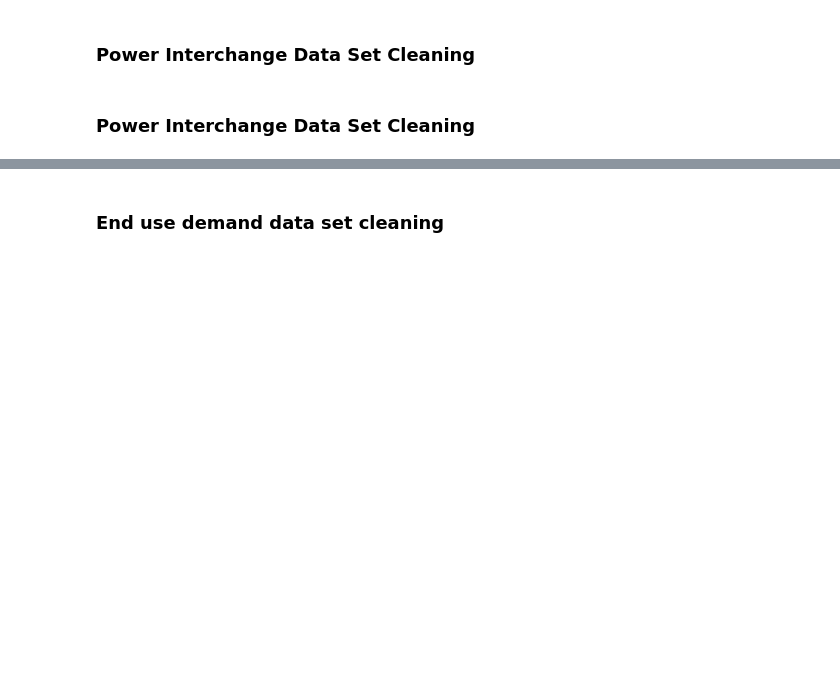
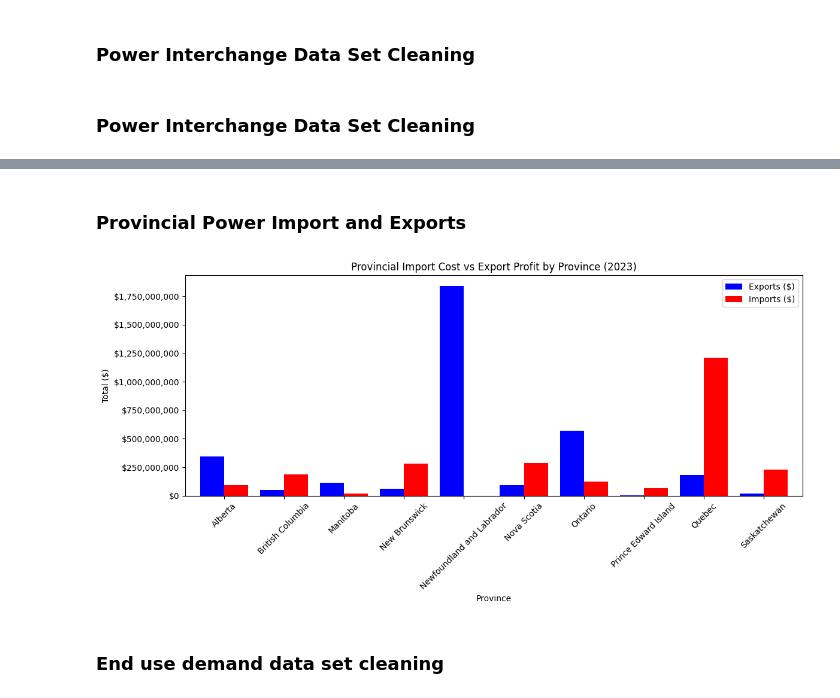
Before and after one commit to wross9959/Canada_Energy_Project, a Jupyter notebook: notebooks/energy_analysis.ipynb, the cells around one changed output, grey strips where cells are left out. Cells and saved outputs as stored; diff of their text form; code cells hidden in the pictures; blank space fills up the shorter version.

```diff
--- a/notebooks/energy_analysis.ipynb
+++ b/notebooks/energy_analysis.ipynb
@@ -332,3 +469,50 @@ interchange_clean
+# %% [markdown]
+### Provincial Power Import and Exports
+# %%
+def get_total_provincal_totals(df, year=2025, filter_import_export="Interprovincial Out-Flows"):
+
+    total_exports = df[df["Year"] == year].copy()
+    total_exports = total_exports[total_exports["Energy_Type"] == filter_import_export]
+    total_exports = total_exports.groupby("Province", as_index=False).agg({"GWh": "sum"})
+    return total_exports.rename(columns={"GWh": filter_import_export})
+
+
+# Provincial stuff
+provincial_exports = get_total_provincal_totals(interchange_clean, year=year_filter, filter_import_export="Interprovincial Out-Flows")
+provincial_imports = get_total_provincal_totals(interchange_clean, year=year_filter, filter_import_export="Interprovincial In-Flows")
+provincial_imports_exports = pd.merge(provincial_exports, provincial_imports, on="Province", how="outer")
+
+provincial_exports_profit = get_prices(prices_clean, provincial_imports_exports, filter_import_export="Interprovincial Out-Flows", year=year_filter)
+provincial_imports_cost = get_prices(prices_clean, provincial_imports_exports, filter_import_export="Interprovincial In-Flows", year=year_filter)
+
+
+# Merge export and import values into one DataFrame
+combined_provincial_trade = pd.merge(
+    provincial_exports_profit.rename(columns={"Total_Profit": "Exports ($)"}),
+    provincial_imports_cost.rename(columns={"Total_Profit": "Imports ($)"}),
+    on="Province",
+    how="outer"
+).fillna(0)
+
+# Optional: remove Canada if it's in there
+combined_provincial_trade = combined_provincial_trade[combined_provincial_trade["Province"] != "Canada"]
+
+# Grouped bar chart to compare exports vs imports
+ax = combined_provincial_trade.plot(
+    x="Province",
+    kind="bar",
+    figsize=(12, 6),
+    color=["blue", "red"],
+    width=0.8,
+    title=f"Provincial Import Cost vs Export Profit by Province ({year_filter})"
+)
+plt.ylabel("Total ($)")
+ax.yaxis.set_major_formatter(ticker.StrMethodFormatter('${x:,.0f}'))  # Format as dollars with commas
+plt.xticks(rotation=45)
+plt.tight_layout()
+plt.show()
+# %% [output]
+[figure, added]
 # %% [markdown]
 ### End use demand data set cleaning
 # %%
```
Also changed, not shown: parts of 10 cells of this notebook, 1 other file.
